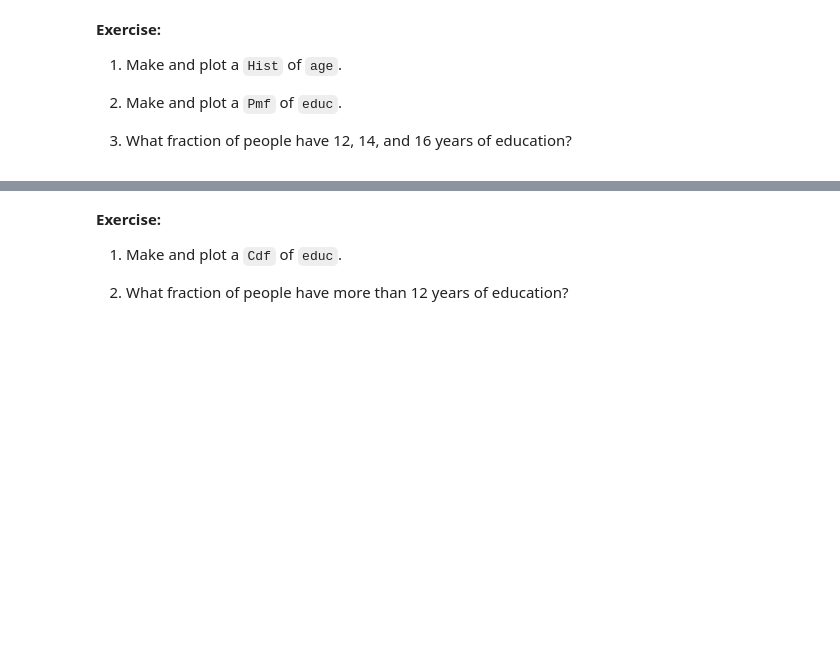
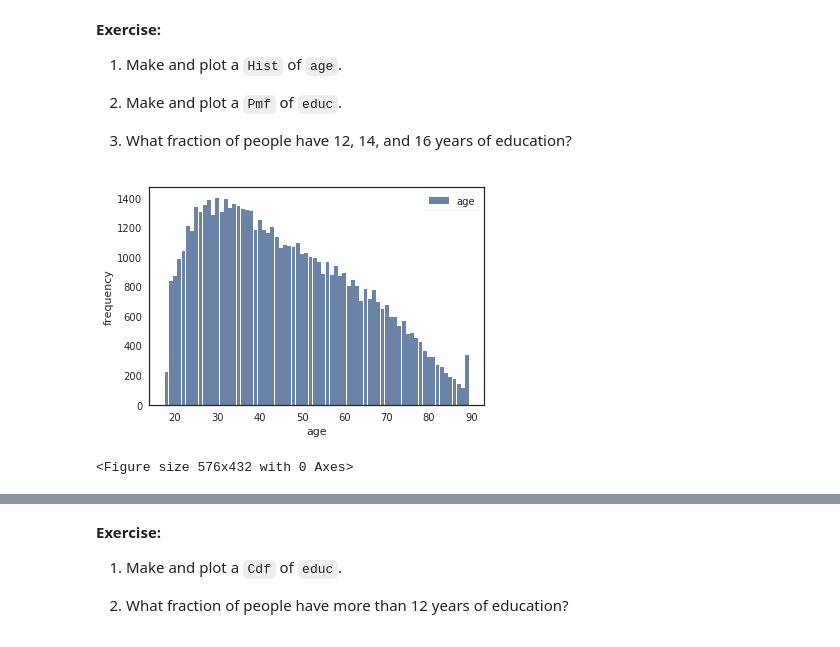
Before and after one commit to annagriffin/ThinkStats2, a Jupyter notebook: homeworks/homework01.ipynb, the cells around one changed output, grey strips where cells are left out. Cells and saved outputs as stored; diff of their text form; code cells hidden in the pictures; blank space fills up the shorter version.

```diff
--- a/homeworks/homework01.ipynb
+++ b/homeworks/homework01.ipynb
@@ -374,3 +408,12 @@ decorate(xlabel='Real income (1986 USD)',
 2. Make and plot a `Pmf` of `educ`.
 
 3. What fraction of people have 12, 14, and 16 years of education?
+# %%
+# Solution goes here
+age = gss['age']
+hist = Hist(age, label='age')
+thinkplot.Hist(hist)
+thinkplot.Show(xlabel='age', ylabel='frequency')
+# %% [output]
+[figure, added]
+<Figure size 576x432 with 0 Axes>
```
Also changed, not shown: parts of 54 cells of this notebook.
